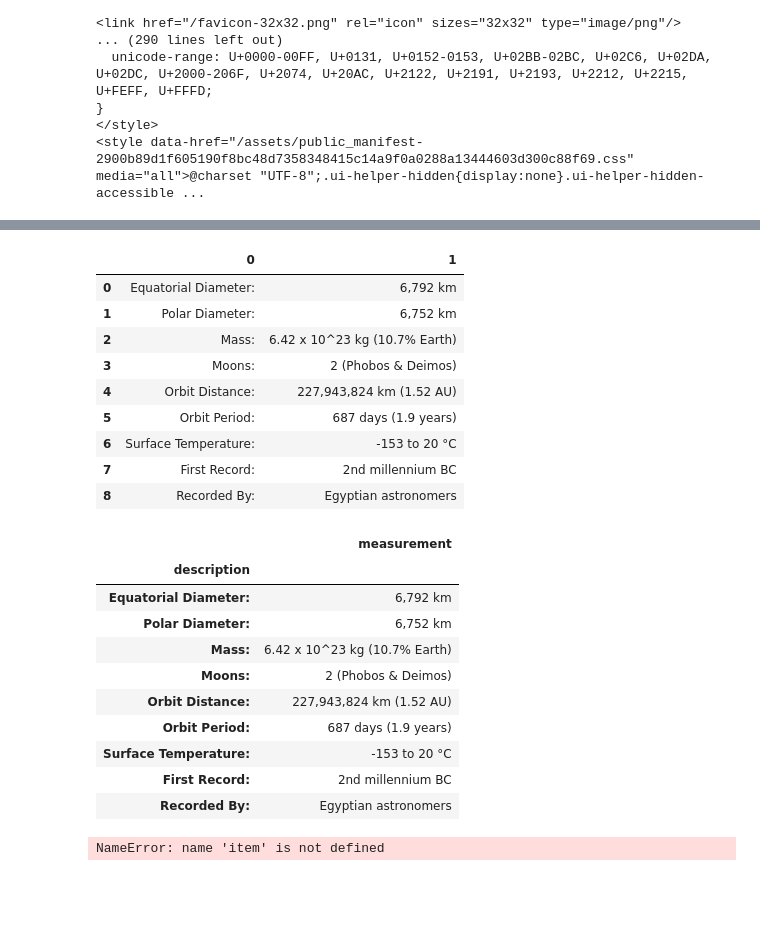
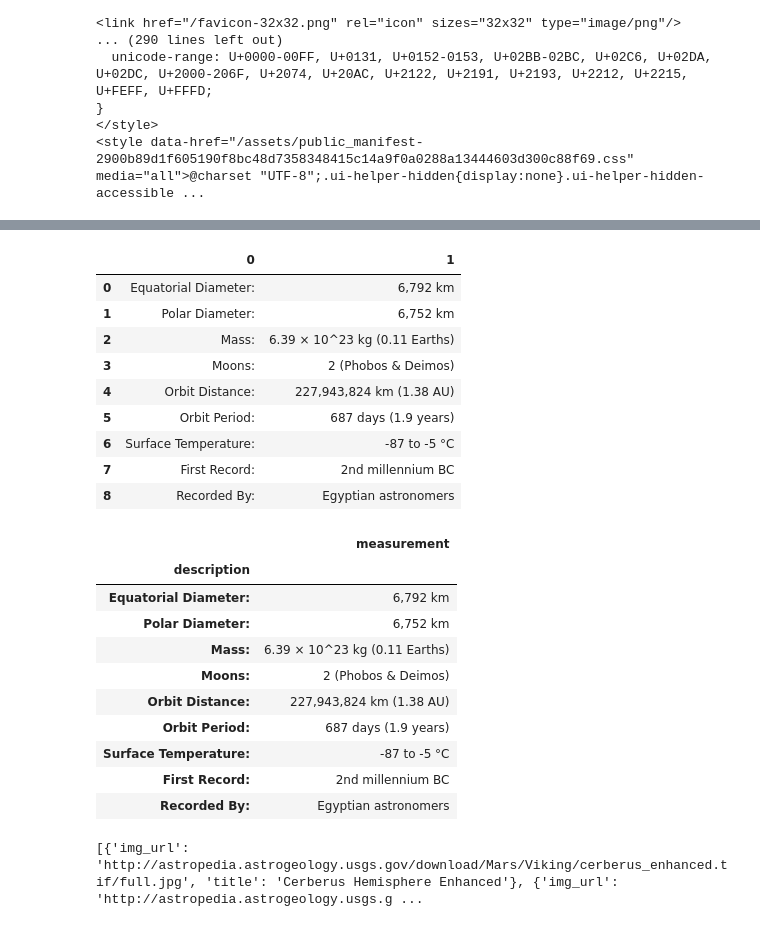
Before and after one commit to kokuji/web_scraping, a Jupyter notebook: mission_to_mars.ipynb, the cells around one changed output, grey strips where cells are left out. Saved outputs shown, nothing was run; the diff lists cells and outputs as text; code cells hidden in the pictures; blank space fills up the shorter version.

```diff
--- a/mission_to_mars.ipynb
+++ b/mission_to_mars.ipynb
@@ -130,17 +130,17 @@ mars_weather
 mars_url = 'https://space-facts.com/mars/'
 # %%
 # Web scrape using Pandas
-mars_tables = pd.read_html(mars_url)[0]
+mars_tables = pd.read_html(mars_url)[1]
 mars_tables
 # %% [output]
 |  | 0 | 1 |
 | 0 | Equatorial Diameter: | 6,792 km |
 | 1 | Polar Diameter: | 6,752 km |
-| 2 | Mass: | 6.42 x 10^23 kg (10.7% Earth) |
+| 2 | Mass: | 6.39 × 10^23 kg (0.11 Earths) |
 | 3 | Moons: | 2 (Phobos & Deimos) |
-| 4 | Orbit Distance: | 227,943,824 km (1.52 AU) |
+| 4 | Orbit Distance: | 227,943,824 km (1.38 AU) |
 | 5 | Orbit Period: | 687 days (1.9 years) |
-| 6 | Surface Temperature: | -153 to 20 °C |
+| 6 | Surface Temperature: | -87 to -5 °C |
 | 7 | First Record: | 2nd millennium BC |
 | 8 | Recorded By: | Egyptian astronomers |
 # %%
@@ -152,11 +152,11 @@ mars_tables
 | description |  |
 | Equatorial Diameter: | 6,792 km |
 | Polar Diameter: | 6,752 km |
-| Mass: | 6.42 x 10^23 kg (10.7% Earth) |
+| Mass: | 6.39 × 10^23 kg (0.11 Earths) |
 | Moons: | 2 (Phobos & Deimos) |
-| Orbit Distance: | 227,943,824 km (1.52 AU) |
+| Orbit Distance: | 227,943,824 km (1.38 AU) |
 | Orbit Period: | 687 days (1.9 years) |
-| Surface Temperature: | -153 to 20 °C |
+| Surface Temperature: | -87 to -5 °C |
 | First Record: | 2nd millennium BC |
 | Recorded By: | Egyptian astronomers |
 # %%
@@ -176,7 +176,7 @@ hemisphere_results = browser.find_by_css('a.product-item h3')
 for result in range(len(hemisphere_results)):
     hemisphere = {}
 
-    browser.find_by_css('a.product-item h3')[item].click()
+    browser.find_by_css('a.product-item h3')[result].click()
 
     hemisphere_sample = browser.find_link_by_text('Sample').first
     hemisphere['img_url'] = hemisphere_sample['href']
@@ -187,5 +187,7 @@ for result in range(len(hemisphere_results)):
     hemisphere_dictionary.append(hemisphere)
 
     browser.back()
-# %% [output]
-NameError: name 'item' is not defined
+# %%
+print (hemisphere_dictionary)
+# %% [output]
+[{'img_url': 'http://astropedia.astrogeology.usgs.gov/download/Mars/Viking/cerberus_enhanced.tif/full.jpg', 'title': 'Cerberus Hemisphere Enhanced'}, {'img_url': 'http://astropedia.astrogeology.usgs.g ...
```
Also changed, not shown: parts of 5 cells of this notebook, 5 other files.
